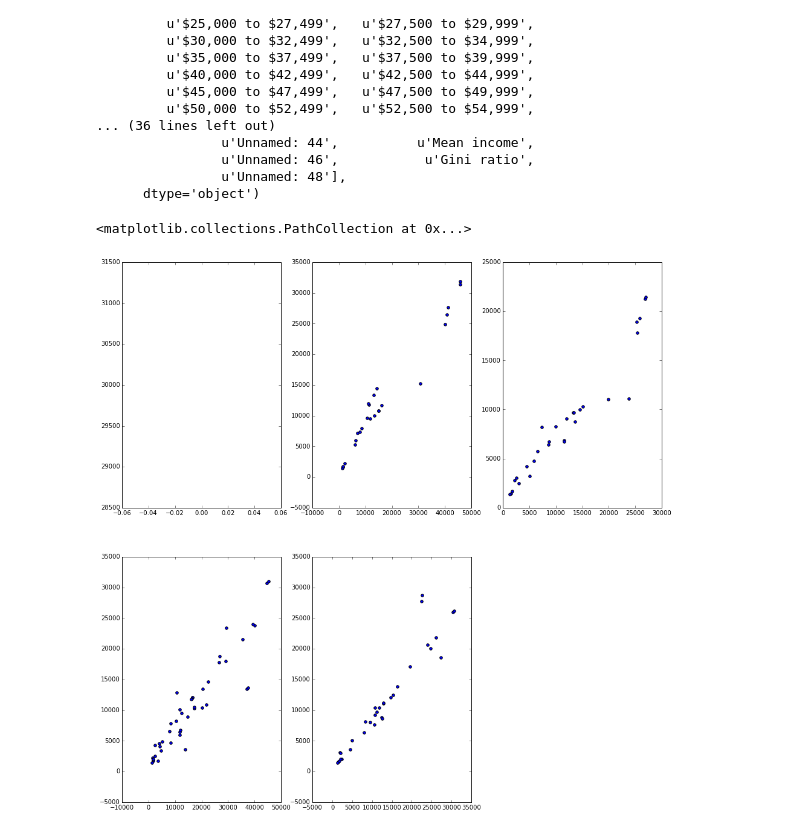
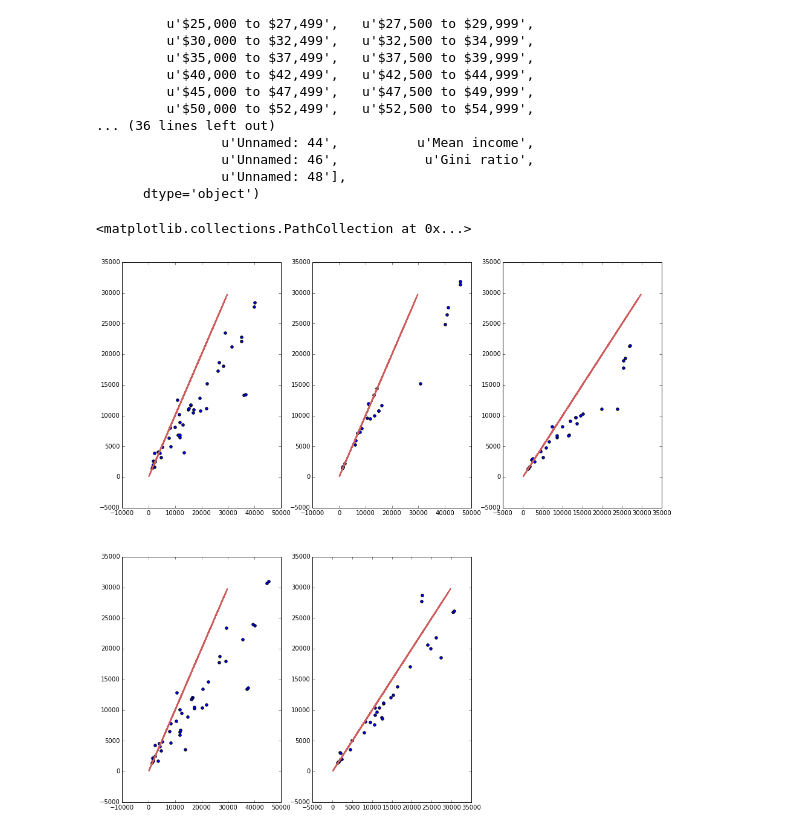
Before and after one commit to ramdaffe/PUI2015_ryanurzha, a Jupyter notebook: HW5/HW5-2.ipynb, the cells around one changed output. Cells and saved outputs as stored; diff of their text form; code cells hidden in the pictures.

```diff
--- a/HW5/HW5-2.ipynb
+++ b/HW5/HW5-2.ipynb
@@ -58,20 +58,29 @@ Index([      u'Characteristic',    u'Total with Income',
                 u'Unnamed: 48'],
       dtype='object')
 # %%
+x=np.random.rand(123)*30000
 from pandas.tools.plotting import scatter_matrix
 #scatter_matrix (allmales['all'], figsize=(6, 6), diagonal='kde')
 fig = pl.figure(5,figsize=(16,16))
 ax = fig.add_subplot(231)
+ax.plot(x, x, lw=2, color='IndianRed')
 ax.scatter(allmales['all']['Median income'],allfemales['all']['Median income'])
-ax.plot([0,0], [30000,30000], color='IndianRed', lw=2)
+
 bx = fig.add_subplot(232)
+bx.plot(x, x, lw=2, color='IndianRed')
 bx.scatter(allmales['asian']['Median income'],allfemales['asian']['Median income'])
+
 cx = fig.add_subplot(233)
+cx.plot(x, x, lw=2, color='IndianRed')
 cx.scatter(allmales['hispanic']['Median income'],allfemales['hispanic']['Median income'])
+
 dx = fig.add_subplot(234)
+dx.plot(x, x, lw=2, color='IndianRed')
 dx.scatter(allmales['white']['Median income'],allfemales['white']['Median income'])
+
 ex = fig.add_subplot(235)
+ex.plot(x, x, lw=2, color='IndianRed')
 ex.scatter(allmales['black']['Median income'],allfemales['black']['Median income'])
 # %% [output]
 <matplotlib.collections.PathCollection at 0x...>
-[figure, old version]
+[figure, new version]
```
Also changed, not shown: 1 other file.
